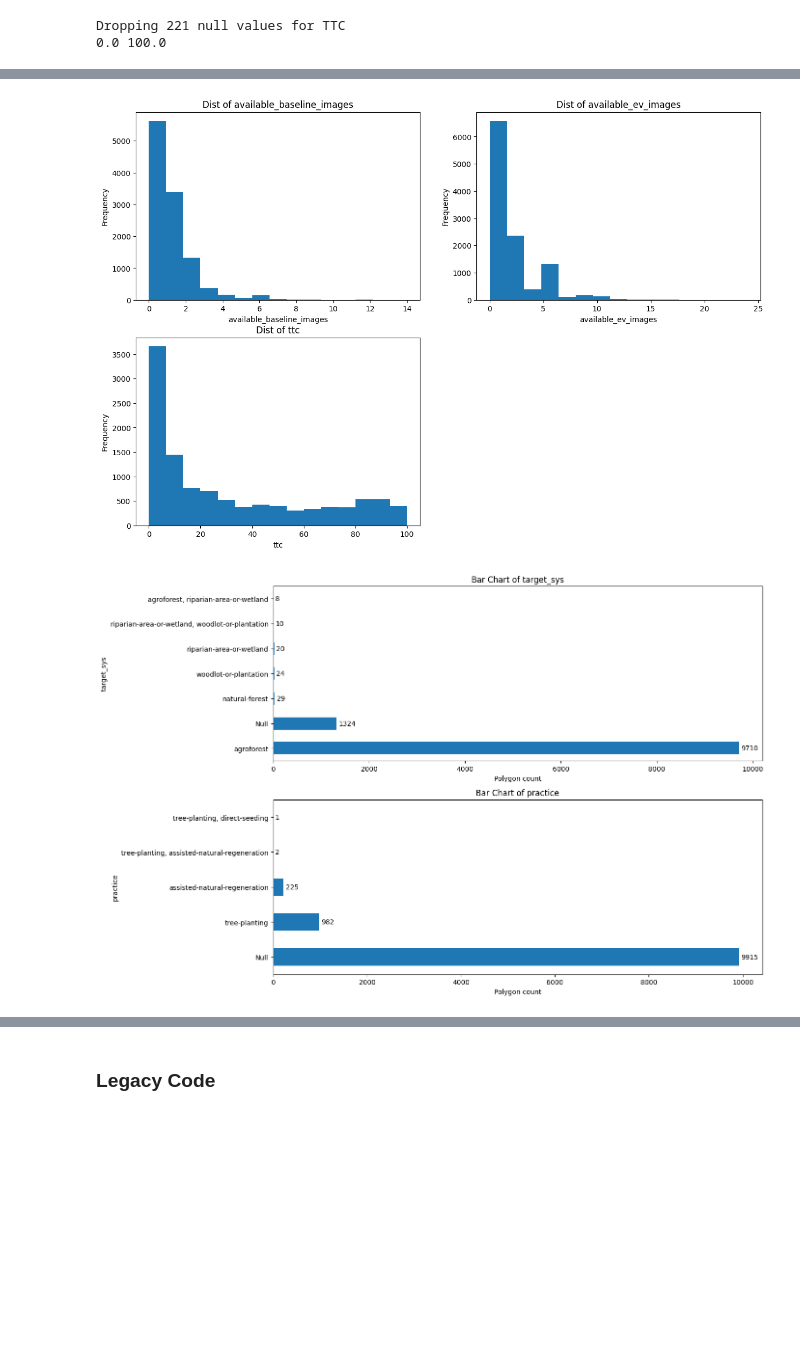
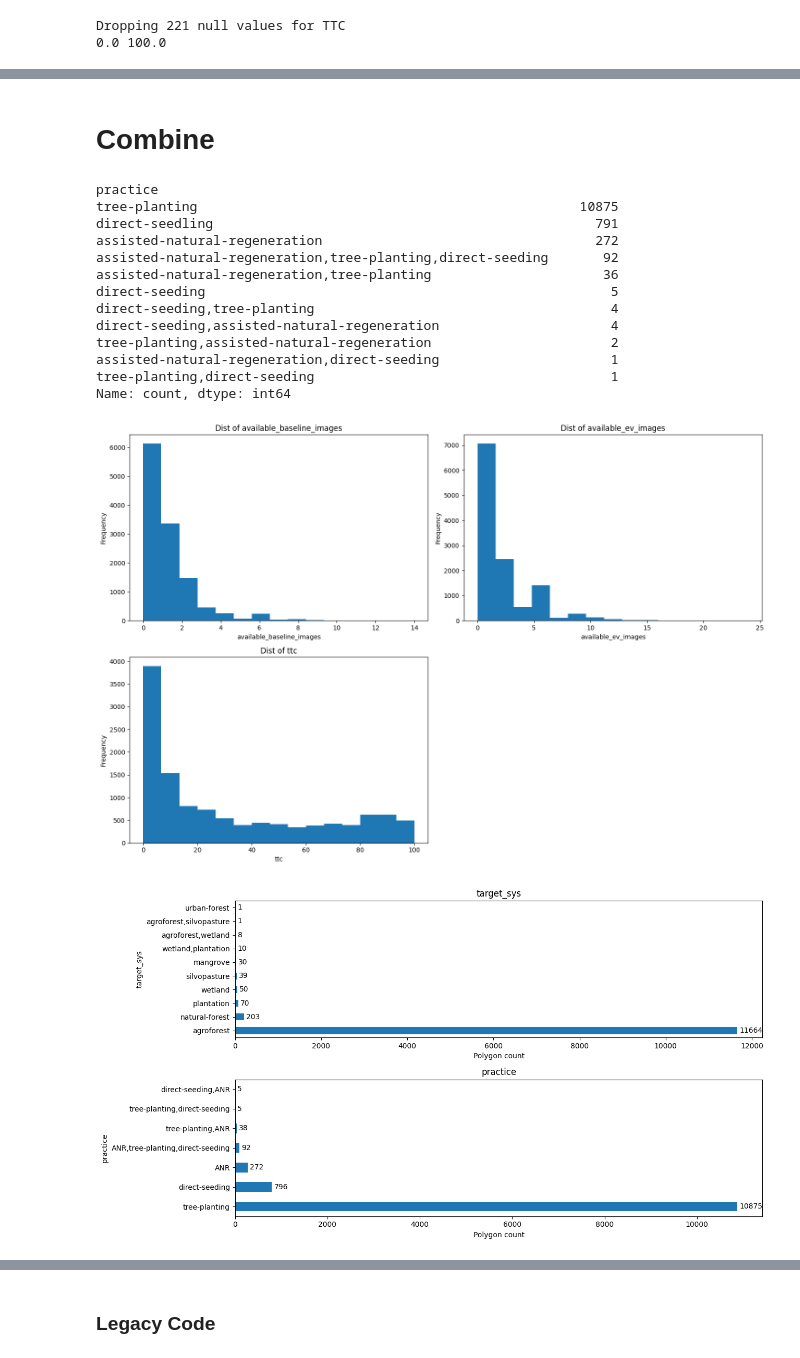
Before and after one commit to wri/decision-tree, a Jupyter notebook: notebooks/decision_tree.ipynb, the cells around one changed output, grey strips where cells are left out. Saved outputs shown, nothing was run; the diff lists cells and outputs as text; code cells hidden in the pictures; blank space fills up the shorter version.

```diff
--- a/notebooks/decision_tree.ipynb
+++ b/notebooks/decision_tree.ipynb
@@ -32,0 +98,7 @@ from os import listdir
+# %%
+# there are still some dups, likely bc of slope and aspect
+columns_to_match = ['project', 'sitename', 'poly_name', 'plantstart', 'area_ha']
+dups = ft_poly_new.duplicated(subset=columns_to_match, keep=False)
+display(dups.value_counts())
+ft_poly_new = ft_poly_new.drop_duplicates(subset=columns_to_match)
+ft_poly_new.shape
@@ -95,0 +128,13 @@ ft_poly = ft_poly.drop_duplicates(subset=columns_to_match)
+# %%
+def classify_canopy(project):
+    closed_canopy = (project['ttc'] > 40).sum()
+    open_canopy = (project['ttc'] <= 40).sum()
+    return 'open' if open_canopy > closed_canopy else 'closed'
+
+# .transform() method in pandas is used to apply a function to a group or subset of a df and
+# return an aligned result, meaning the output has the same shape as the input.
+ttc['canopy'] = ttc.groupby('project')['ttc'].transform(lambda x: classify_canopy(ttc[ttc['project'] == x.name]))
+
+print(f"Total sites <=40% cover: {len(ttc[ttc.ttc <= 40])}")
+print(f"Total sites >40% cover: {len(ttc[ttc.ttc > 40])}")
+print(ttc.canopy.value_counts())
@@ -96,5 +148,36 @@ ft_poly = ft_poly.drop_duplicates(subset=columns_to_match)
+# %% [markdown]
+# Combine
 # %%
-inter = pd.merge(ft_poly, ttc, on=columns_to_match)
+inter = pd.merge(ft_poly_new, ttc, on=['project', 'sitename', 'poly_name'])
+# %%
+inter.practice.value_counts()
+# %% [output]
+practice
+tree-planting                                                 10875
+direct-seedling                                                 791
+assisted-natural-regeneration                                   272
+assisted-natural-regeneration,tree-planting,direct-seeding       92
+assisted-natural-regeneration,tree-planting                      36
+direct-seeding                                                    5
+direct-seeding,tree-planting                                      4
+direct-seeding,assisted-natural-regeneration                      4
+tree-planting,assisted-natural-regeneration                       2
+assisted-natural-regeneration,direct-seeding                      1
+tree-planting,direct-seeding                                      1
+Name: count, dtype: int64
+# %%
+inter['target_sys'] = inter['target_sys'].str.replace(r'\briparian-area-or-wetland\b', 'wetland', regex=True)
+inter['target_sys'] = inter['target_sys'].str.replace(r'\briparian-or-wetland\b', 'wetland', regex=True)
+inter['target_sys'] = inter['target_sys'].str.replace(r'\bwoodlot-or-plantation\b', 'plantation', regex=True)
+
+inter['practice'] = inter['practice'].replace({
+    'direct-seedling':'direct-seeding',
+    'direct-seeding,tree-planting':'tree-planting,direct-seeding',
+    'assisted-natural-regeneration,tree-planting':'tree-planting,assisted-natural-regeneration',
+    'assisted-natural-regeneration,direct-seeding':'direct-seeding,assisted-natural-regeneration',
+})
+
+inter['practice'] = inter['practice'].str.replace(r'\bassisted-natural-regeneration\b', 'ANR', regex=True)
 # %%
 columns = ['available_baseline_images',
           'available_ev_images',
@@ -109,29 +192,30 @@ for i, col in enumerate(columns):
 # Remove any empty subplots
 for j in range(len(columns), len(axes)):
     fig.delaxes(axes[j])
+plt.tight_layout()
 # %% [output]
-[figure, old version]
+[figure, new version]
 # %%
 columns = ['target_sys', 'practice']
 num_plots = len(columns)
-fig, axes = plt.subplots(2, (num_plots // 2 + num_plots % 2), figsize=(14,9))
+fig, axes = plt.subplots(2, (num_plots // 2 + num_plots % 2), figsize=(13,7))
 axes = axes.flatten()
 for i, col in enumerate(columns):
-    inter[col].value_counts().plot(kind='barh', ax=axes[i], title=f'Bar Chart of {col}')
+    inter[col].value_counts().plot(kind='barh', ax=axes[i], title=f'{col}')
     axes[i].set_xlabel('Polygon count')
     axes[i].set_ylabel(col)
     for bars in axes[i].containers:
         axes[i].bar_label(bars,
                           label_type='edge',
                           padding=3)
 
 # Remove any empty subplots
 for j in range(len(columns), len(axes)):
     fig.delaxes(axes[j])
 
 
 plt.tight_layout()
 # %% [output]
-[figure, old version]
+[figure, new version]
 # %% [markdown]
 ## Create Branches
```
Also changed, not shown: parts of 32 cells of this notebook.
